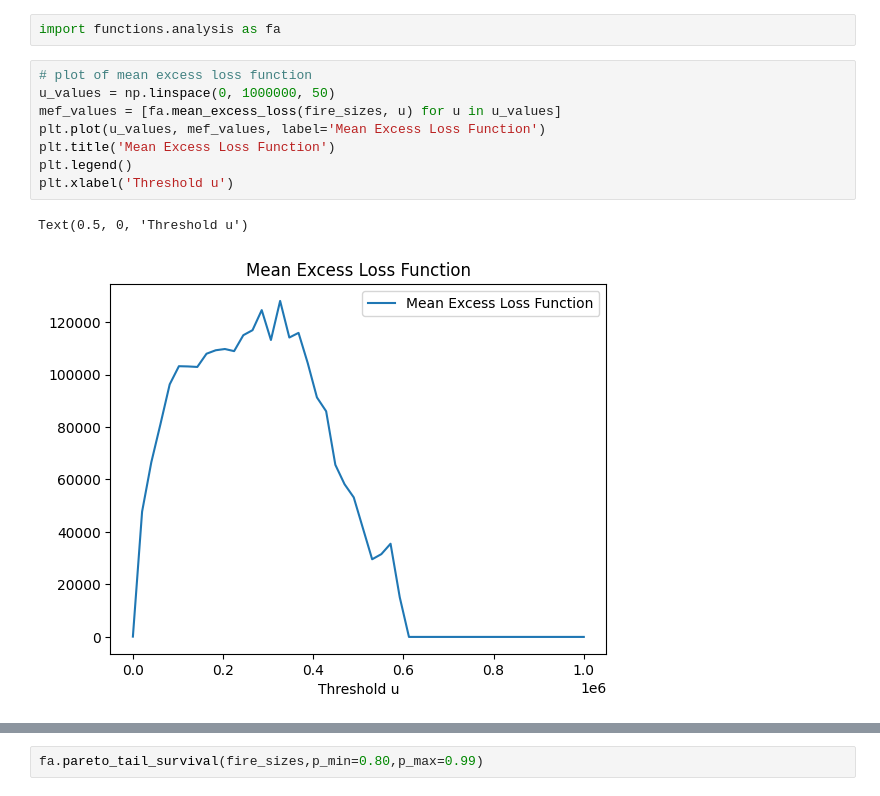
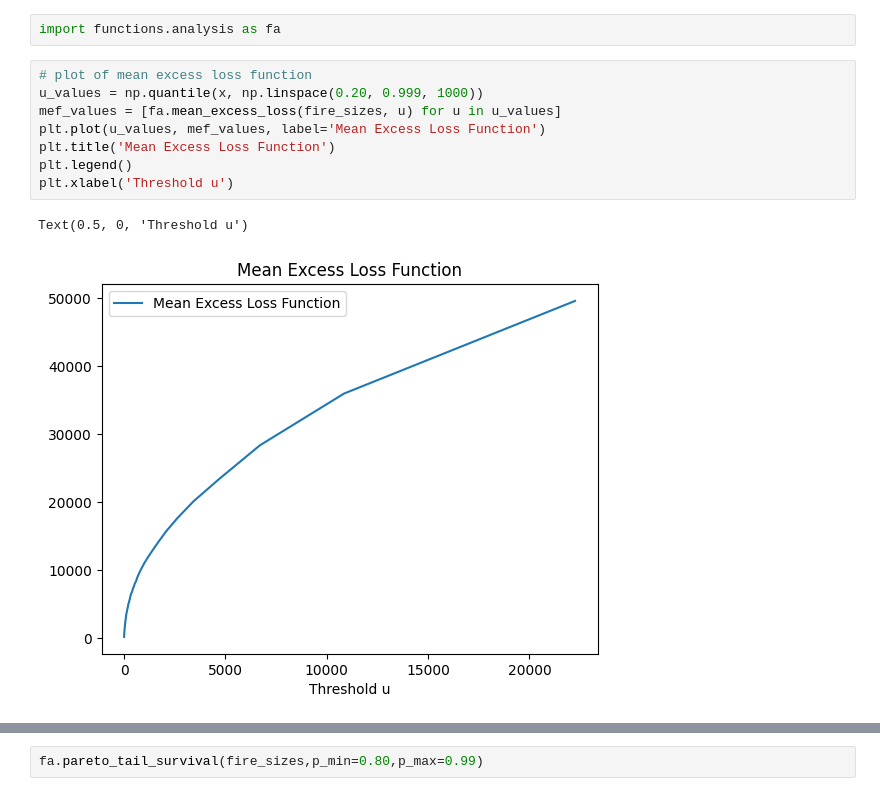
Before and after one commit to LoreAmato/simul_agg_loss, a Jupyter notebook: fire_analysis.ipynb, the cells around one changed output, grey strips where cells are left out. Cells and saved outputs as stored; diff of their text form.

```diff
--- a/fire_analysis.ipynb
+++ b/fire_analysis.ipynb
@@ -84,14 +84,14 @@ Above, the survival function appears to have a power law behavior between 10^0 a
 import functions.analysis as fa
 # %%
 # plot of mean excess loss function
-u_values = np.linspace(0, 1000000, 50)
+u_values = np.quantile(x, np.linspace(0.20, 0.999, 1000))
 mef_values = [fa.mean_excess_loss(fire_sizes, u) for u in u_values]
 plt.plot(u_values, mef_values, label='Mean Excess Loss Function')
 plt.title('Mean Excess Loss Function')
 plt.legend()
 plt.xlabel('Threshold u')
 # %% [output]
 Text(0.5, 0, 'Threshold u')
-[figure, old version]
+[figure, new version]
 # %%
 # plot of mean excess loss function
```
Also changed, not shown: parts of 21 cells of this notebook.
